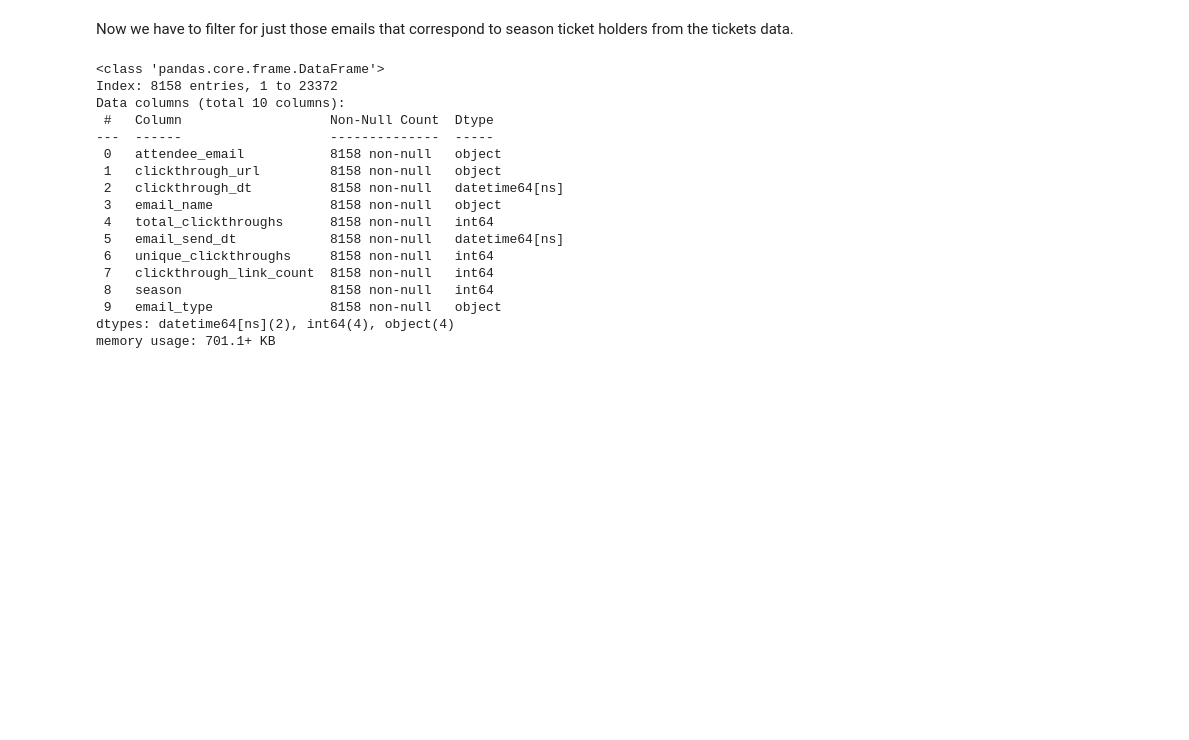
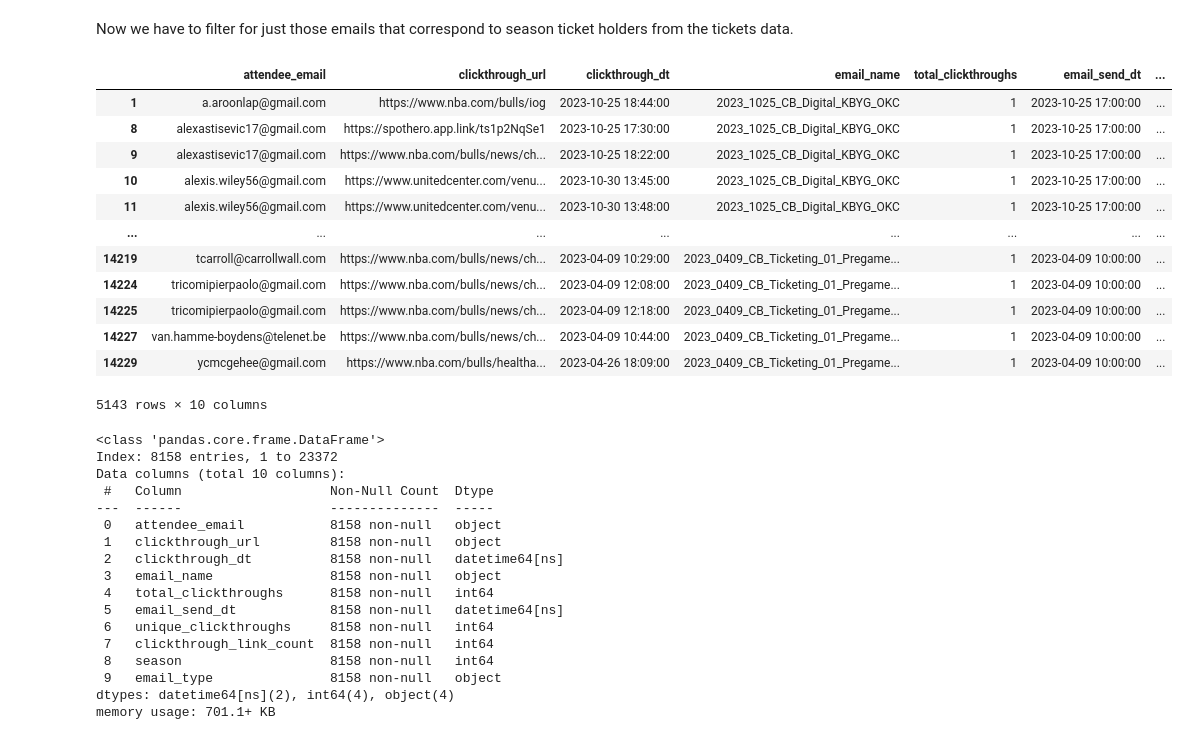
Before and after one commit to mathewj1/acl_spring_24_bulls2, a Jupyter notebook: notebooks/data_eda_bulls2.ipynb, the cells around one changed output. Saved outputs shown, nothing was run; the diff lists cells and outputs as text; code cells hidden in the pictures; blank space fills up the shorter version.

```diff
--- a/notebooks/data_eda_bulls2.ipynb
+++ b/notebooks/data_eda_bulls2.ipynb
@@ -302,6 +489,26 @@ df_emails_ctr.describe(include=['O'])
 Now we have to filter for just those emails that correspond to season ticket holders from the tickets data.
 # %%
 df_season_emails_ctr = df_emails_ctr[df_emails_ctr['attendee_email'].isin(df_season['attendee_email'].unique())]
+# %%
+df_season_emails_ctr[
+    (df_season_emails_ctr['attendee_email'].isin(df_season['attendee_email']))
+    &
+    (df_season_emails_ctr['email_type'] == 'kbyg')
+    ]
+# %% [output]
+|  | attendee_email | clickthrough_url | clickthrough_dt | email_name | total_clickthroughs | email_send_dt | ... |
+| 1 | a.aroonlap@gmail.com | https://www.nba.com/bulls/iog | 2023-10-25 18:44:00 | 2023_1025_CB_Digital_KBYG_OKC | 1 | 2023-10-25 17:00:00 | ... |
+| 8 | alexastisevic17@gmail.com | https://spothero.app.link/ts1p2NqSe1 | 2023-10-25 17:30:00 | 2023_1025_CB_Digital_KBYG_OKC | 1 | 2023-10-25 17:00:00 | ... |
+| 9 | alexastisevic17@gmail.com | https://www.nba.com/bulls/news/ch... | 2023-10-25 18:22:00 | 2023_1025_CB_Digital_KBYG_OKC | 1 | 2023-10-25 17:00:00 | ... |
+| 10 | alexis.wiley56@gmail.com | https://www.unitedcenter.com/venu... | 2023-10-30 13:45:00 | 2023_1025_CB_Digital_KBYG_OKC | 1 | 2023-10-25 17:00:00 | ... |
+| 11 | alexis.wiley56@gmail.com | https://www.unitedcenter.com/venu... | 2023-10-30 13:48:00 | 2023_1025_CB_Digital_KBYG_OKC | 1 | 2023-10-25 17:00:00 | ... |
+| ... | ... | ... | ... | ... | ... | ... | ... |
+| 14219 | tcarroll@carrollwall.com | https://www.nba.com/bulls/news/ch... | 2023-04-09 10:29:00 | 2023_0409_CB_Ticketing_01_Pregame... | 1 | 2023-04-09 10:00:00 | ... |
+| 14224 | tricomipierpaolo@gmail.com | https://www.nba.com/bulls/news/ch... | 2023-04-09 12:08:00 | 2023_0409_CB_Ticketing_01_Pregame... | 1 | 2023-04-09 10:00:00 | ... |
+| 14225 | tricomipierpaolo@gmail.com | https://www.nba.com/bulls/news/ch... | 2023-04-09 12:18:00 | 2023_0409_CB_Ticketing_01_Pregame... | 1 | 2023-04-09 10:00:00 | ... |
+| 14227 | van.hamme-boydens@telenet.be | https://www.nba.com/bulls/news/ch... | 2023-04-09 10:44:00 | 2023_0409_CB_Ticketing_01_Pregame... | 1 | 2023-04-09 10:00:00 | ... |
+| 14229 | ycmcgehee@gmail.com | https://www.nba.com/bulls/healtha... | 2023-04-26 18:09:00 | 2023_0409_CB_Ticketing_01_Pregame... | 1 | 2023-04-09 10:00:00 | ... |
+5143 rows × 10 columns
 # %%
 df_season_emails_ctr.info()
 # %% [output]
```
Also changed, not shown: parts of 30 cells of this notebook.
